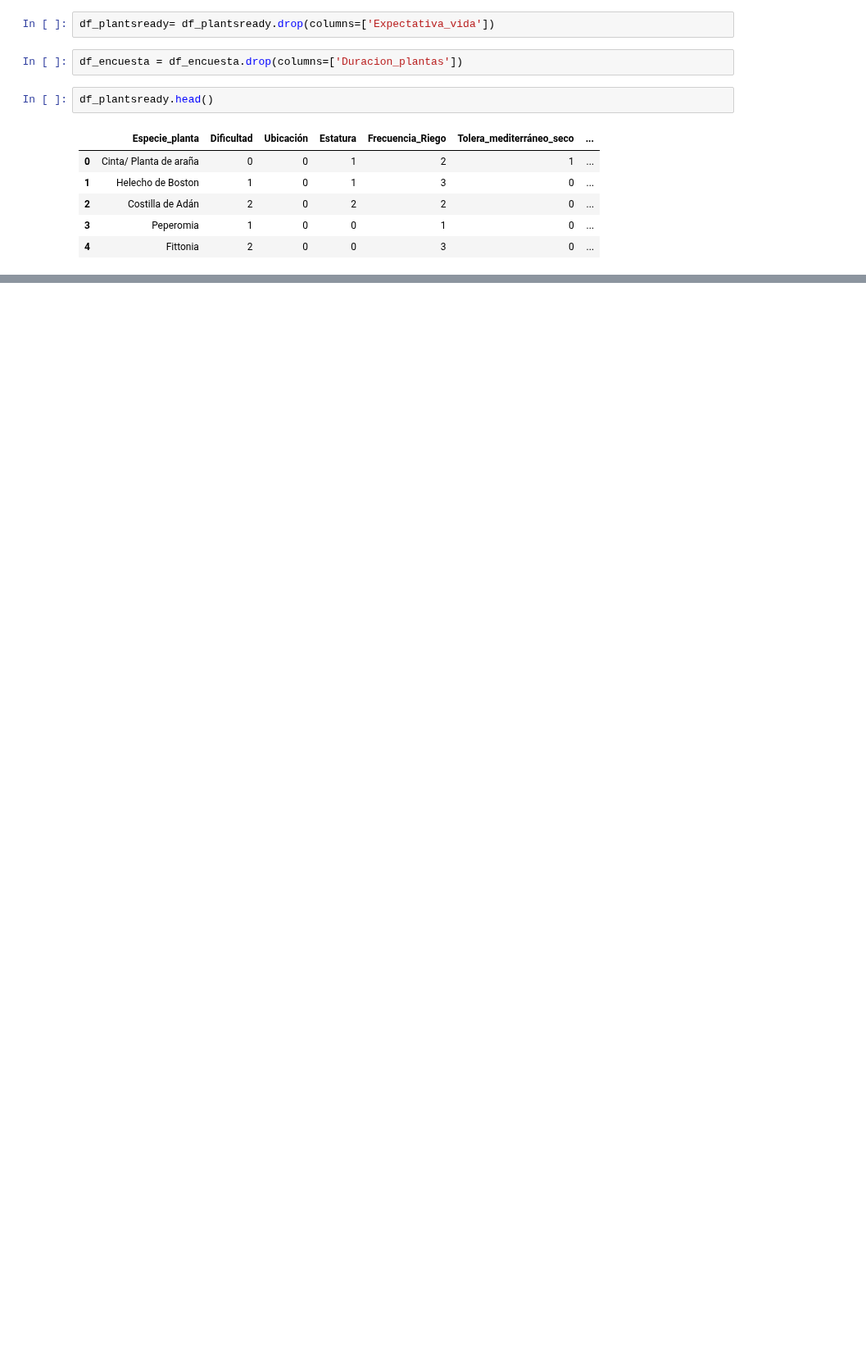
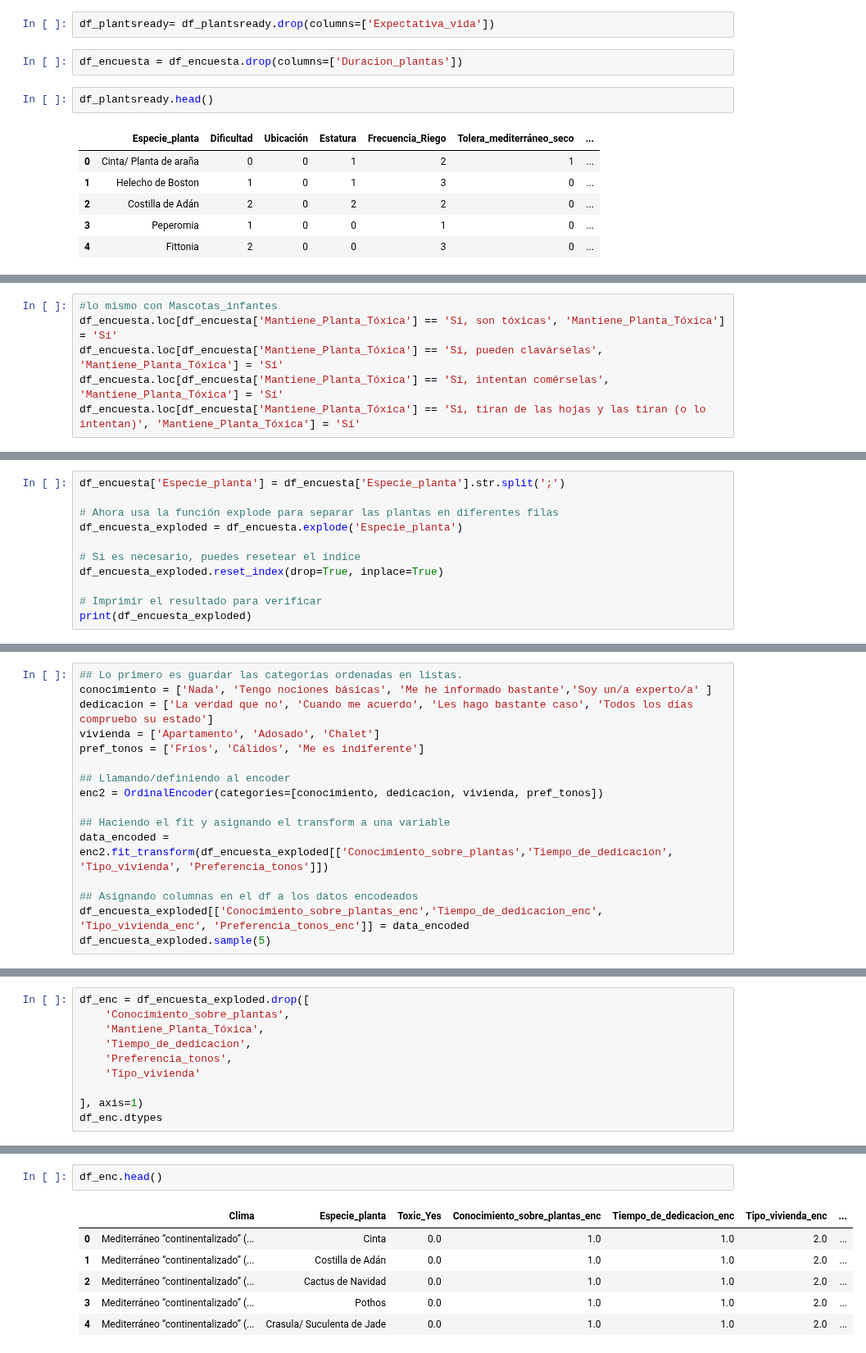
Before and after one commit to Reissuji/Datasets, a Jupyter notebook: ETL&EDA_Plantai.ipynb, the cells around one changed output, grey strips where cells are left out. Shown at 82% size. Saved outputs shown, nothing was run; the diff lists cells and outputs as text; blank space fills up the shorter version.

Commit message:
DataFrameUnificado

```diff
--- a/ETL&EDA_Plantai.ipynb
+++ b/ETL&EDA_Plantai.ipynb
@@ -217,0 +258,6 @@ df_encuesta.head()
+# %%
+#lo mismo con Mascotas_infantes
+df_encuesta.loc[df_encuesta['Mantiene_Planta_Tóxica'] == 'Sí, son tóxicas', 'Mantiene_Planta_Tóxica'] = 'Sí'
+df_encuesta.loc[df_encuesta['Mantiene_Planta_Tóxica'] == 'Sí, pueden clavárselas', 'Mantiene_Planta_Tóxica'] = 'Sí'
+df_encuesta.loc[df_encuesta['Mantiene_Planta_Tóxica'] == 'Sí, intentan comérselas', 'Mantiene_Planta_Tóxica'] = 'Sí'
+df_encuesta.loc[df_encuesta['Mantiene_Planta_Tóxica'] == 'Sí, tiran de las hojas y las tiran (o lo intentan)', 'Mantiene_Planta_Tóxica'] = 'Sí'
@@ -217,0 +315,11 @@ df_encuesta.head()
+# %%
+df_encuesta['Especie_planta'] = df_encuesta['Especie_planta'].str.split(';')
+
+# Ahora usa la función explode para separar las plantas en diferentes filas
+df_encuesta_exploded = df_encuesta.explode('Especie_planta')
+
+# Si es necesario, puedes resetear el índice
+df_encuesta_exploded.reset_index(drop=True, inplace=True)
+
+# Imprimir el resultado para verificar
+print(df_encuesta_exploded)
@@ -217,0 +380,16 @@ df_encuesta.head()
+# %%
+## Lo primero es guardar las categorías ordenadas en listas.
+conocimiento = ['Nada', 'Tengo nociones básicas', 'Me he informado bastante','Soy un/a experto/a' ]
+dedicacion = ['La verdad que no', 'Cuando me acuerdo', 'Les hago bastante caso', 'Todos los días compruebo su estado']
+vivienda = ['Apartamento', 'Adosado', 'Chalet']
+pref_tonos = ['Fríos', 'Cálidos', 'Me es indiferente']
+
+## Llamando/definiendo al encoder
+enc2 = OrdinalEncoder(categories=[conocimiento, dedicacion, vivienda, pref_tonos])
+
+## Haciendo el fit y asignando el transform a una variable
+data_encoded = enc2.fit_transform(df_encuesta_exploded[['Conocimiento_sobre_plantas','Tiempo_de_dedicacion', 'Tipo_vivienda', 'Preferencia_tonos']])
+
+## Asignando columnas en el df a los datos encodeados
+df_encuesta_exploded[['Conocimiento_sobre_plantas_enc','Tiempo_de_dedicacion_enc', 'Tipo_vivienda_enc', 'Preferencia_tonos_enc']] = data_encoded
+df_encuesta_exploded.sample(5)
@@ -217,0 +419,10 @@ df_encuesta.head()
+# %%
+df_enc = df_encuesta_exploded.drop([
+    'Conocimiento_sobre_plantas',
+    'Mantiene_Planta_Tóxica',
+    'Tiempo_de_dedicacion',
+    'Preferencia_tonos',
+    'Tipo_vivienda'
+
+], axis=1)
+df_enc.dtypes
@@ -217,0 +438,9 @@ df_encuesta.head()
+# %%
+df_enc.head()
+# %% [output]
+|  | Clima | Especie_planta | Toxic_Yes | Conocimiento_sobre_plantas_enc | Tiempo_de_dedicacion_enc | Tipo_vivienda_enc | ... |
+| 0 | Mediterráneo “continentalizado” (... | Cinta | 0.0 | 1.0 | 1.0 | 2.0 | ... |
+| 1 | Mediterráneo “continentalizado” (... | Costilla de Adán | 0.0 | 1.0 | 1.0 | 2.0 | ... |
+| 2 | Mediterráneo “continentalizado” (... | Cactus de Navidad | 0.0 | 1.0 | 1.0 | 2.0 | ... |
+| 3 | Mediterráneo “continentalizado” (... | Pothos | 0.0 | 1.0 | 1.0 | 2.0 | ... |
+| 4 | Mediterráneo “continentalizado” (... | Crasula/ Suculenta de Jade | 0.0 | 1.0 | 1.0 | 2.0 | ... |
```
Also changed, not shown: parts of 45 cells of this notebook, 2 other files.
